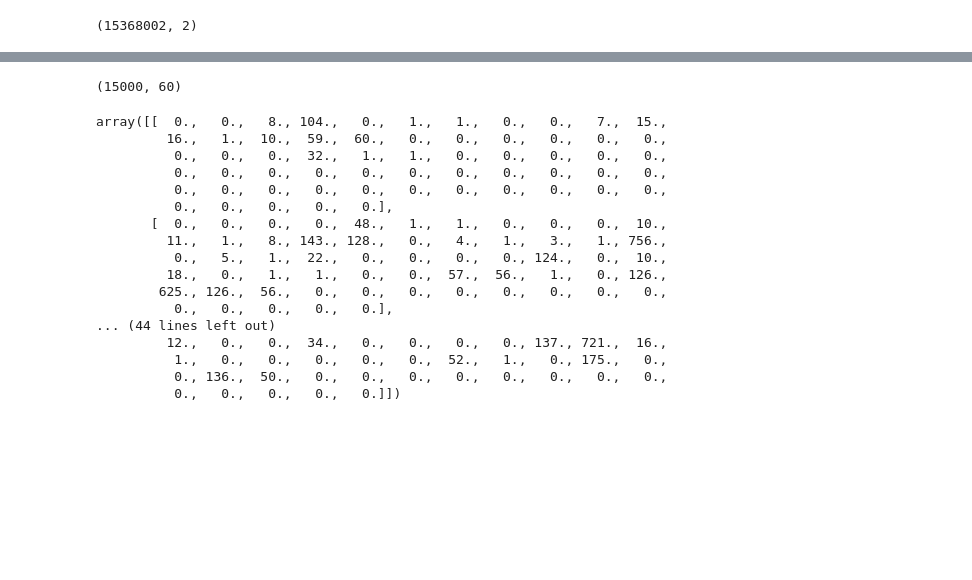
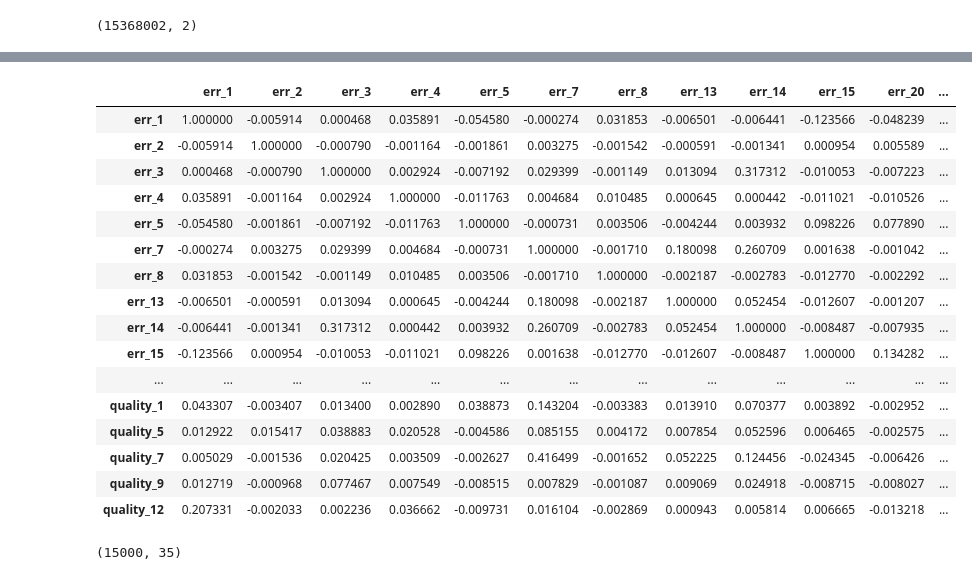
Before and after one commit to Mer9ury/Dacon_LDI, a Jupyter notebook: Preprocessing/v4/LDI_preprocessing_train_data.ipynb, the cells around one changed output, grey strips where cells are left out. Cells and saved outputs as stored; diff of their text form; code cells hidden in the pictures; blank space fills up the shorter version.

```diff
--- a/Preprocessing/v4/LDI_preprocessing_train_data.ipynb
+++ b/Preprocessing/v4/LDI_preprocessing_train_data.ipynb
@@ -119,26 +194,35 @@ df_err.shape
+# %%
+df.drop(['err_6'], axis = 1, inplace = True)
+# %%
+df.drop(['err_11','err_12','err_35'], axis = 1, inplace = True)
+# %%
+df.drop(['quality_10','err_17'], axis = 1, inplace = True)
+# %%
+df.drop(['err_36','quality_8','31_0','40_0'], axis = 1, inplace = True)
+# %%
+corr = df.corr(method='pearson')
+display(corr)
+# %% [output]
+|  | err_1 | err_2 | err_3 | err_4 | err_5 | err_7 | err_8 | err_13 | err_14 | err_15 | err_20 | ... |
+| err_1 | 1.000000 | -0.005914 | 0.000468 | 0.035891 | -0.054580 | -0.000274 | 0.031853 | -0.006501 | -0.006441 | -0.123566 | -0.048239 | ... |
+| err_2 | -0.005914 | 1.000000 | -0.000790 | -0.001164 | -0.001861 | 0.003275 | -0.001542 | -0.000591 | -0.001341 | 0.000954 | 0.005589 | ... |
+| err_3 | 0.000468 | -0.000790 | 1.000000 | 0.002924 | -0.007192 | 0.029399 | -0.001149 | 0.013094 | 0.317312 | -0.010053 | -0.007223 | ... |
+| err_4 | 0.035891 | -0.001164 | 0.002924 | 1.000000 | -0.011763 | 0.004684 | 0.010485 | 0.000645 | 0.000442 | -0.011021 | -0.010526 | ... |
+| err_5 | -0.054580 | -0.001861 | -0.007192 | -0.011763 | 1.000000 | -0.000731 | 0.003506 | -0.004244 | 0.003932 | 0.098226 | 0.077890 | ... |
+| err_7 | -0.000274 | 0.003275 | 0.029399 | 0.004684 | -0.000731 | 1.000000 | -0.001710 | 0.180098 | 0.260709 | 0.001638 | -0.001042 | ... |
+| err_8 | 0.031853 | -0.001542 | -0.001149 | 0.010485 | 0.003506 | -0.001710 | 1.000000 | -0.002187 | -0.002783 | -0.012770 | -0.002292 | ... |
+| err_13 | -0.006501 | -0.000591 | 0.013094 | 0.000645 | -0.004244 | 0.180098 | -0.002187 | 1.000000 | 0.052454 | -0.012607 | -0.001207 | ... |
+| err_14 | -0.006441 | -0.001341 | 0.317312 | 0.000442 | 0.003932 | 0.260709 | -0.002783 | 0.052454 | 1.000000 | -0.008487 | -0.007935 | ... |
+| err_15 | -0.123566 | 0.000954 | -0.010053 | -0.011021 | 0.098226 | 0.001638 | -0.012770 | -0.012607 | -0.008487 | 1.000000 | 0.134282 | ... |
+| ... | ... | ... | ... | ... | ... | ... | ... | ... | ... | ... | ... | ... |
+| quality_1 | 0.043307 | -0.003407 | 0.013400 | 0.002890 | 0.038873 | 0.143204 | -0.003383 | 0.013910 | 0.070377 | 0.003892 | -0.002952 | ... |
+| quality_5 | 0.012922 | 0.015417 | 0.038883 | 0.020528 | -0.004586 | 0.085155 | 0.004172 | 0.007854 | 0.052596 | 0.006465 | -0.002575 | ... |
+| quality_7 | 0.005029 | -0.001536 | 0.020425 | 0.003509 | -0.002627 | 0.416499 | -0.001652 | 0.052225 | 0.124456 | -0.024345 | -0.006426 | ... |
+| quality_9 | 0.012719 | -0.000968 | 0.077467 | 0.007549 | -0.008515 | 0.007829 | -0.001087 | 0.009069 | 0.024918 | -0.008715 | -0.008027 | ... |
+| quality_12 | 0.207331 | -0.002033 | 0.002236 | 0.036662 | -0.009731 | 0.016104 | -0.002869 | 0.000943 | 0.005814 | 0.006665 | -0.013218 | ... |
 # %%
-df_x.shape
+df.shape
 # %% [output]
-(15000, 60)
+(15000, 35)
-# %%
-df_x[:10]
-# %% [output]
-array([[  0.,   0.,   8., 104.,   0.,   1.,   1.,   0.,   0.,   7.,  15.,
-         16.,   1.,  10.,  59.,  60.,   0.,   0.,   0.,   0.,   0.,   0.,
-          0.,   0.,   0.,  32.,   1.,   1.,   0.,   0.,   0.,   0.,   0.,
-          0.,   0.,   0.,   0.,   0.,   0.,   0.,   0.,   0.,   0.,   0.,
-          0.,   0.,   0.,   0.,   0.,   0.,   0.,   0.,   0.,   0.,   0.,
-          0.,   0.,   0.,   0.,   0.],
-       [  0.,   0.,   0.,   0.,  48.,   1.,   1.,   0.,   0.,   0.,  10.,
-         11.,   1.,   8., 143., 128.,   0.,   4.,   1.,   3.,   1., 756.,
-          0.,   5.,   1.,  22.,   0.,   0.,   0.,   0., 124.,   0.,  10.,
-         18.,   0.,   1.,   1.,   0.,   0.,  57.,  56.,   1.,   0., 126.,
-        625., 126.,  56.,   0.,   0.,   0.,   0.,   0.,   0.,   0.,   0.,
-          0.,   0.,   0.,   0.,   0.],
-... (44 lines left out)
-         12.,   0.,   0.,  34.,   0.,   0.,   0.,   0., 137., 721.,  16.,
-          1.,   0.,   0.,   0.,   0.,   0.,  52.,   1.,   0., 175.,   0.,
-          0., 136.,  50.,   0.,   0.,   0.,   0.,   0.,   0.,   0.,   0.,
-          0.,   0.,   0.,   0.,   0.]])
 # %%
 import pickle
```
Also changed, not shown: parts of 10 cells of this notebook, 1 other file.
